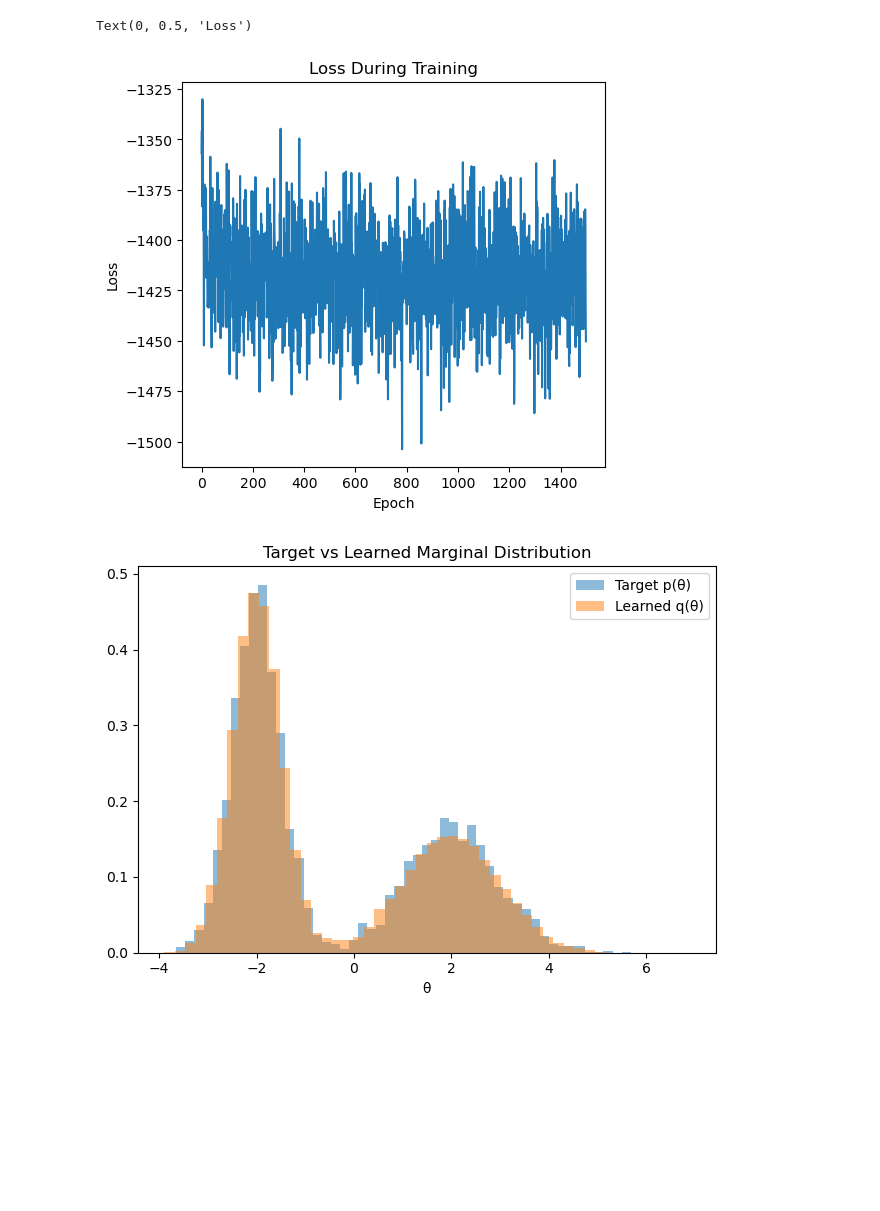
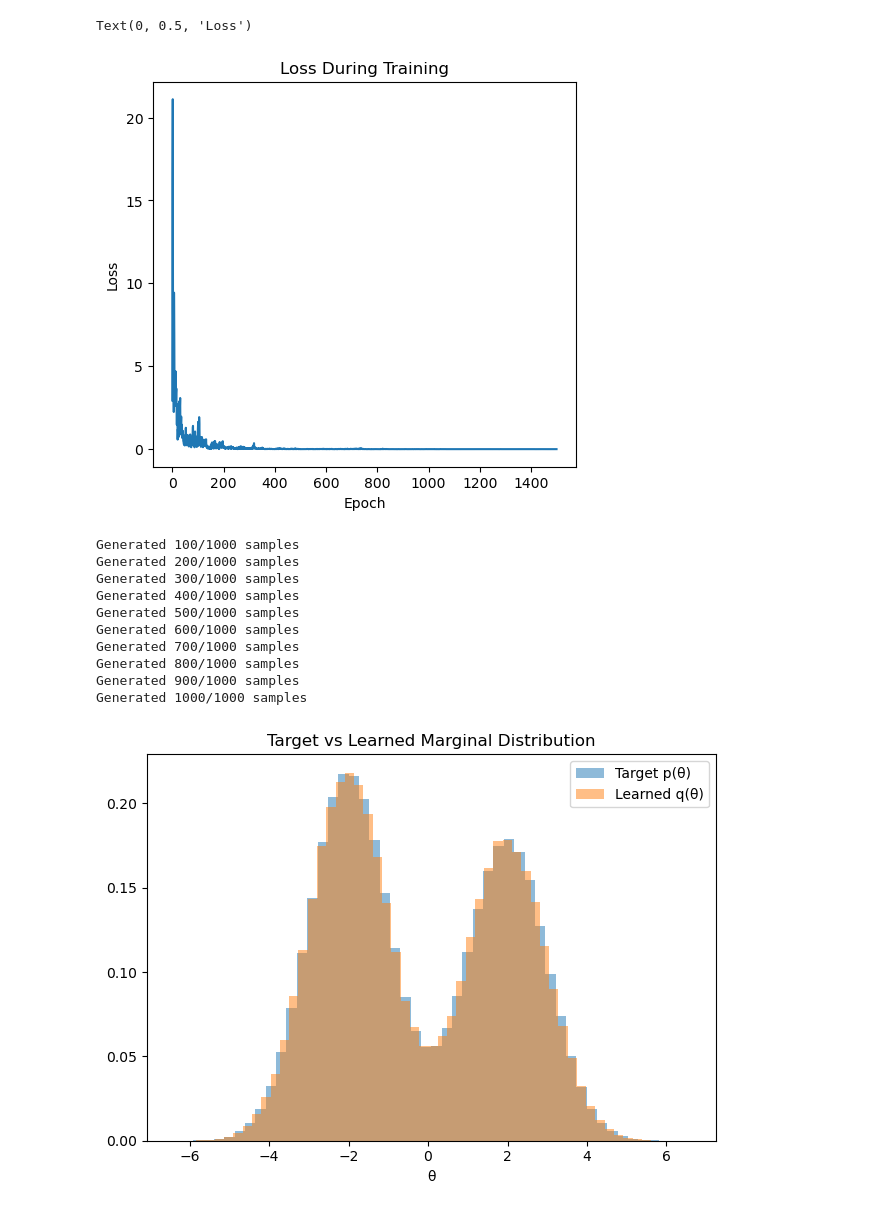
Before and after one commit to jfsong100/NeVICut, a Jupyter notebook: experiments/validation.ipynb, the cells around one changed output. Drawn from its saved outputs; the diff is of its cells as text; code cells hidden in the pictures; blank space fills up the shorter version.

```diff
--- a/experiments/validation.ipynb
+++ b/experiments/validation.ipynb
@@ -12,9 +12,9 @@ from cutbayesflow.utils import get_marginal_samples
 torch.manual_seed(1010)
 
 # True target: Mixture of two normals
-weights = torch.tensor([0.6, 0.4])
+weights = torch.tensor([0.55, 0.45])
 means = torch.tensor([-2.0, 2.0])
-stds = torch.tensor([0.5, 1.0])
+stds = torch.tensor([1.0, 1.0])
 component_dists = [Normal(means[i], stds[i]) for i in range(2)]
 cat = Categorical(probs=weights)
 
@@ -27,8 +27,8 @@ def true_log_p_theta(theta):
 N_MC = 1000
 p_eta = 1
 eta_dist = Gamma(concentration=2.0, rate=1.0)
-eta_samples = eta_dist.sample((N_MC, p_eta))
-#eta_samples = torch.ones(N_MC, p_eta)
+#eta_samples = eta_dist.sample((N_MC, p_eta))
+eta_samples = torch.ones(N_MC, p_eta)
 
 # Dummy data D2 (not used in validation likelihood)
 data_D2 = None
@@ -49,10 +49,10 @@ model = CutBayesFlow(
     likelihood_log_prob_fn=dummy_likelihood_log_prob_fn,
     eta_dim=p_eta,
     theta_dim=p_theta,
-    num_layers=16,
-    hidden_features=32,
+    num_layers=4,
+    hidden_features=64,
     num_bins=20,
-    tail_bound=10.0,
+    tail_bound=15.0,
     use_residual_blocks=True,
     num_blocks=2
 )
@@ -103,33 +106,43 @@ plt.xlabel("Epoch")
 plt.ylabel("Loss")
 # %% [output]
 Text(0, 0.5, 'Loss')
-[figure, old version]
+[figure, new version]
 # %%
 import numpy as np
 
-n_samples = 5000
+n_samples = 1000000
 comp_idx = cat.sample((n_samples,))
 theta_samples_p = means[comp_idx] + stds[comp_idx] * torch.randn(n_samples)
 
 # Samples from learned marginal q(θ) ≈ E_η[q(θ|η)]
-n_iterations = 5000
+n_iterations = 1000
 theta_samples_q = get_marginal_samples(model, eta_samples, n_iterations=n_iterations)
 
 # Flatten and move to CPU for NumPy
 theta_samples_p_flat = theta_samples_p.detach().cpu().numpy()
 theta_samples_q_flat = theta_samples_q.detach().cpu().reshape(-1).numpy()
 
 # Plot histograms
 plt.hist(theta_samples_p_flat, bins=50, density=True, alpha=0.5, label="Target p(θ)")
 plt.hist(theta_samples_q_flat, bins=50, density=True, alpha=0.5, label="Learned q(θ)")
 plt.title("Target vs Learned Marginal Distribution")
 plt.xlabel("θ")
 plt.legend()
 
 plt.tight_layout()
 plt.show()
 # %% [output]
+Generated 100/1000 samples
+Generated 200/1000 samples
+Generated 300/1000 samples
+Generated 400/1000 samples
+Generated 500/1000 samples
+Generated 600/1000 samples
+Generated 700/1000 samples
+Generated 800/1000 samples
+Generated 900/1000 samples
+Generated 1000/1000 samples
-[figure, old version]
+[figure, new version]
 # %%
 import numpy as np
 from scipy.stats import gaussian_kde
```
Also changed, not shown: parts of 3 cells of this notebook, 10 other files.
